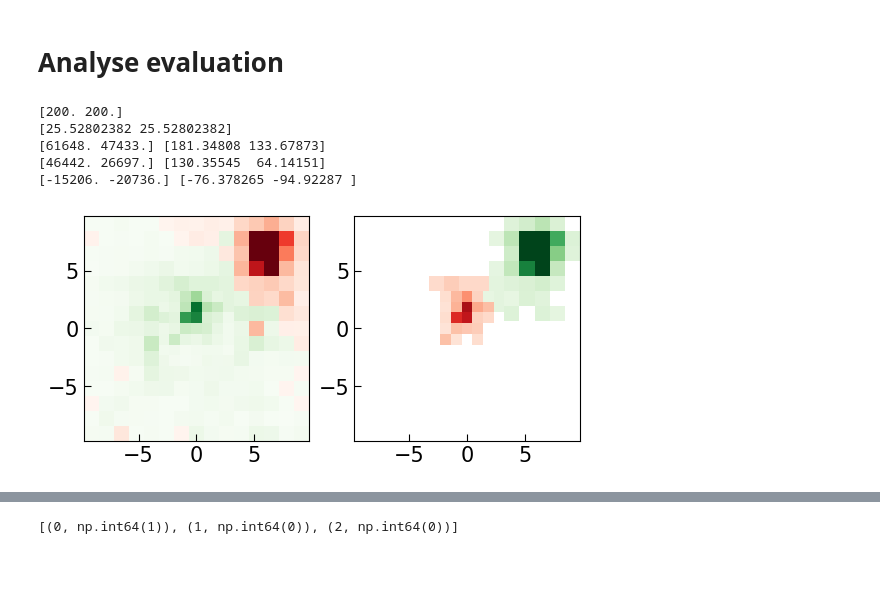
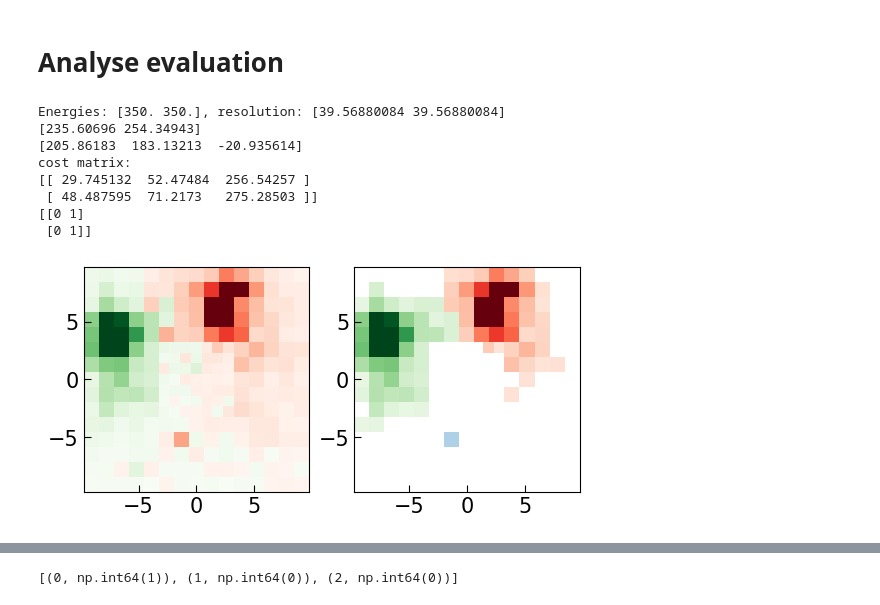
Before and after one commit to Bjartensen/python_focalh_clustering, a Jupyter notebook: notebooks/study.ipynb, the cells around one changed output, grey strips where cells are left out. Drawn from its saved outputs; the diff is of its cells as text; code cells hidden in the pictures; blank space fills up the shorter version.

```diff
--- a/notebooks/study.ipynb
+++ b/notebooks/study.ipynb
@@ -577,44 +577,69 @@ def compute_sums(label, values):
     for l in set(label):
         if l == 0:
             continue
         mask = label == l
         sums.append(values[mask].sum())
     return np.array(sums)
 
 
 def resolved():
     """
     For some clustered event, compute whether they are resolved
     by looking at the energy confusion and energy resolution.
     Binary classification. Tolerance interval. Threshold-Based Classification.
     This metric "scales" with energy.
+
+
+    I need some strategy of matching elements of two lists:
+        scipy.optimize.linear_sum_assignment ?
+    Based on the best matches, compute confusion energy
+        absolute difference
+    Return for each whether they are resolved or not.
+    Maybe for each non-matched (more/less clusters than showers)
+    return a non-resolved.
+
+    Count total "objects" and return resolved and total
+
     """
     pass
 
+
+def match_labels(true_labels, predicted_labels):
+    cost_matrix = np.abs(np.subtract.outer(true_labels, predicted_labels))
+    print(f"cost matrix:\n{cost_matrix}")
+    row_ind, col_ind = linear_sum_assignment(cost_matrix)
+    return row_ind, col_ind
+
+
 def test_separation(d, e):
-    print(d["eval"]["energy"][e])
-    print(energy_resolution(d["eval"]["energy"][e]))
+    print(f"Energies: {d["eval"]["energy"][e]}, resolution: {energy_resolution(d["eval"]["energy"][e])}")
+#    print(energy_resolution(d["eval"]["energy"][e]))
     labels = d["eval"]["labels"][e]
     values = d["eval"]["values"][e]
     tags = d["eval"]["tags"][e]
     foc = FocalH()
     iadj = np.load("p2_sim_adj_map2.npy")
     fig,ax=plt.subplots(ncols=2)
     foc.heatmap(values[iadj], labels[iadj],ax[0])
     foc.heatmap(values[iadj], tags[iadj],ax[1]) # EVAL IS WRONGLY NOT USING IADJ
 #    print(total(labels[iadj], values[iadj]))
-    sums_true = compute_sums(labels[iadj], values[iadj])
-    print(sums_true, reconstruct_energy(sums_true))
-    sums_pred = compute_sums(tags[iadj], values[iadj])
-    print(sums_pred, reconstruct_energy(sums_pred))
-    print(sums_pred-sums_true, reconstruct_energy(sums_pred-sums_true))
+    sums_true = reconstruct_energy(compute_sums(labels[iadj], values[iadj]))
+    sums_pred = reconstruct_energy(compute_sums(tags[iadj], values[iadj]))
+    print(sums_true)
+    print(sums_pred)
+    matches = np.vstack([match_labels(sums_true, sums_pred)])
+    print(matches)
+
 
     # 150
-test_separation(ma_eval, 3102)
+test_separation(ma_eval, 101)
 # %% [output]
-[200. 200.]
-[25.52802382 25.52802382]
-[61648. 47433.] [181.34808 133.67873]
-[46442. 26697.] [130.35545  64.14151]
-[-15206. -20736.] [-76.378265 -94.92287 ]
+Energies: [350. 350.], resolution: [39.56880084 39.56880084]
+[235.60696 254.34943]
+[205.86183  183.13213  -20.935614]
+cost matrix:
+[[ 29.745132  52.47484  256.54257 ]
+ [ 48.487595  71.2173   275.28503 ]]
+[[0 1]
+ [0 1]]
-[figure, old version]
+[figure, new version]
```
Also changed, not shown: parts of 1 cell of this notebook.
